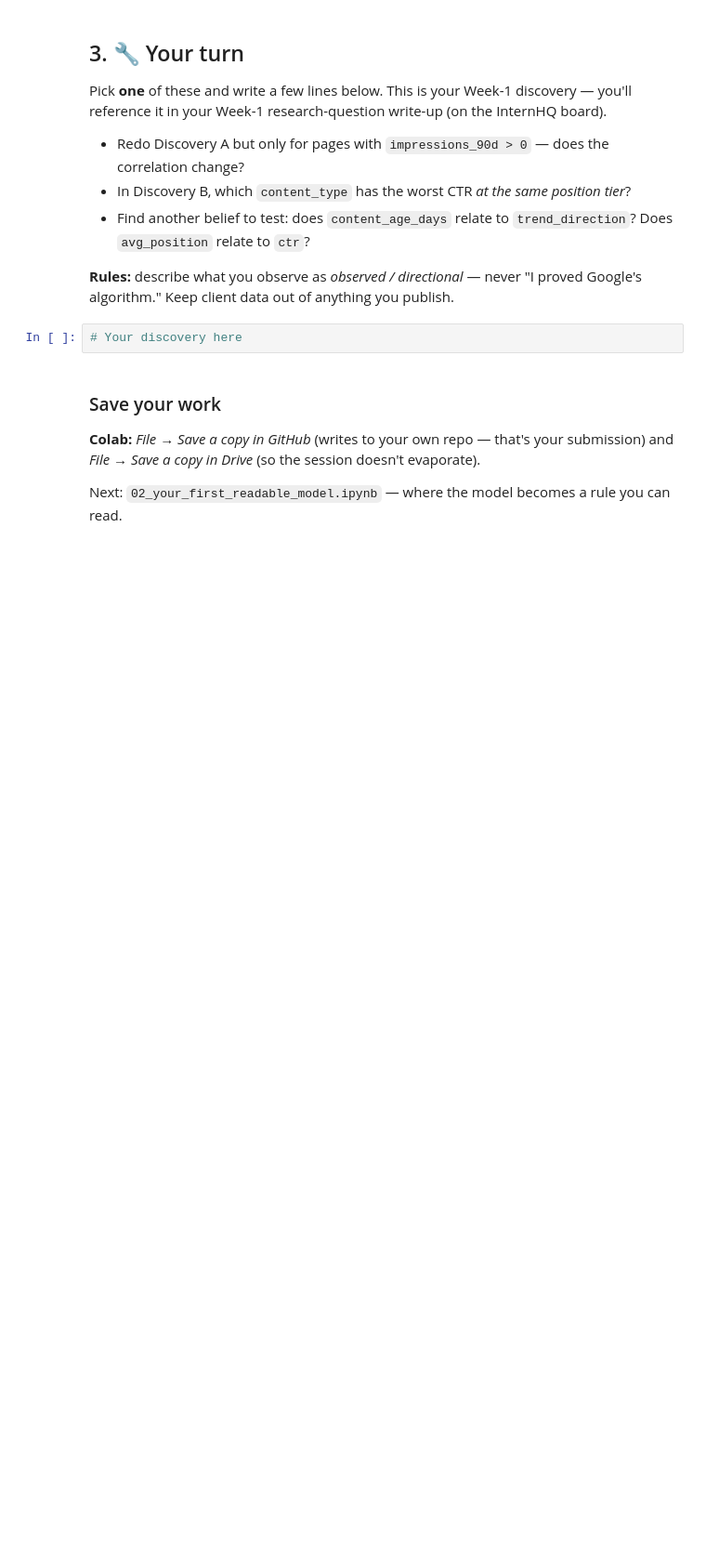
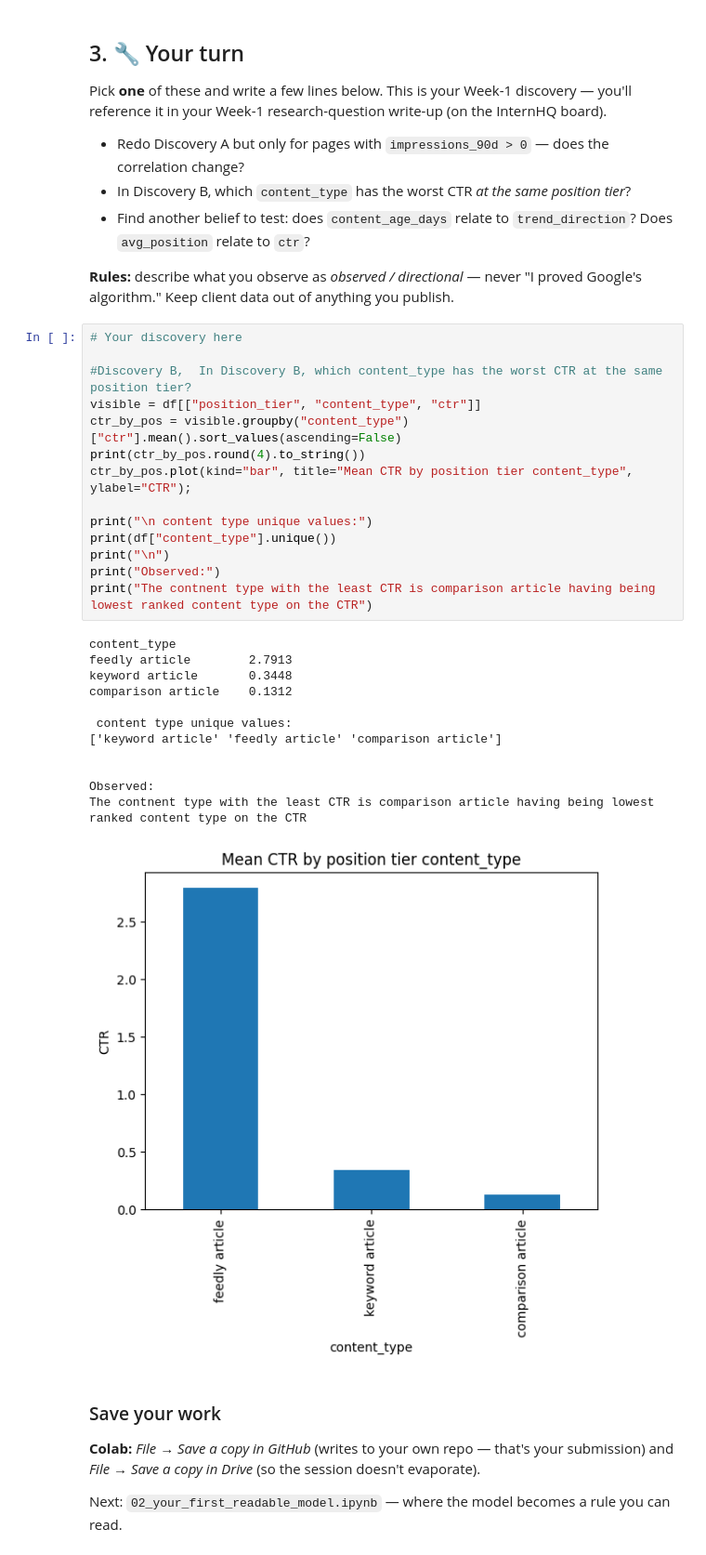
Before and after one commit to rannehamabel-dev/__Intern__ship-, a Jupyter notebook: notebooks/01_first_look_and_discovery.ipynb, the cells around one changed output. Shown at 93% size. Cells and saved outputs as stored; diff of their text form; blank space fills up the shorter version.

```diff
--- a/notebooks/01_first_look_and_discovery.ipynb
+++ b/notebooks/01_first_look_and_discovery.ipynb
@@ -97,8 +153,33 @@ Pick **one** of these and write a few lines below. This is your Week-1 discovery
 - Find another belief to test: does `content_age_days` relate to `trend_direction`? Does `avg_position` relate to `ctr`?
 
 **Rules:** describe what you observe as *observed / directional* — never "I proved Google's algorithm." Keep client data out of anything you publish.
-# %%
-# Your discovery here
+# %%
+# Your discovery here
+
+#Discovery B,  In Discovery B, which content_type has the worst CTR at the same position tier?
+visible = df[["position_tier", "content_type", "ctr"]]
+ctr_by_pos = visible.groupby("content_type")["ctr"].mean().sort_values(ascending=False)
+print(ctr_by_pos.round(4).to_string())
+ctr_by_pos.plot(kind="bar", title="Mean CTR by position tier content_type", ylabel="CTR");
+
+print("\n content type unique values:")
+print(df["content_type"].unique())
+print("\n")
+print("Observed:")
+print("The contnent type with the least CTR is comparison article having being lowest ranked content type on the CTR")
+# %% [output]
+content_type
+feedly article        2.7913
+keyword article       0.3448
+comparison article    0.1312
+
+ content type unique values:
+['keyword article' 'feedly article' 'comparison article']
+
+
+Observed:
+The contnent type with the least CTR is comparison article having being lowest ranked content type on the CTR
+[figure, added]
 # %% [markdown]
 ### Save your work
 **Colab:** *File → Save a copy in GitHub* (writes to your own repo — that's your submission) and *File → Save a copy in Drive* (so the session doesn't evaporate).
```
Also changed, not shown: parts of 8 cells of this notebook.
